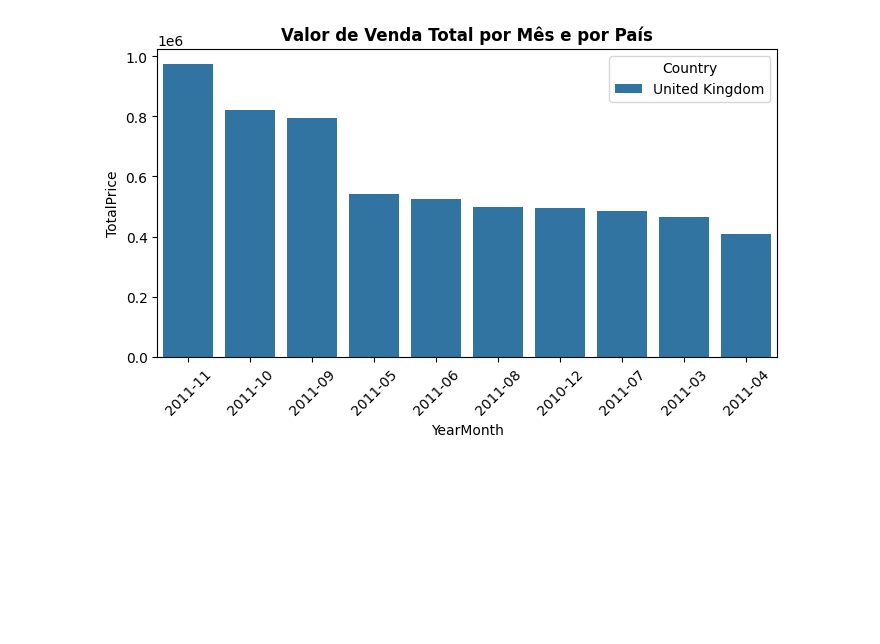
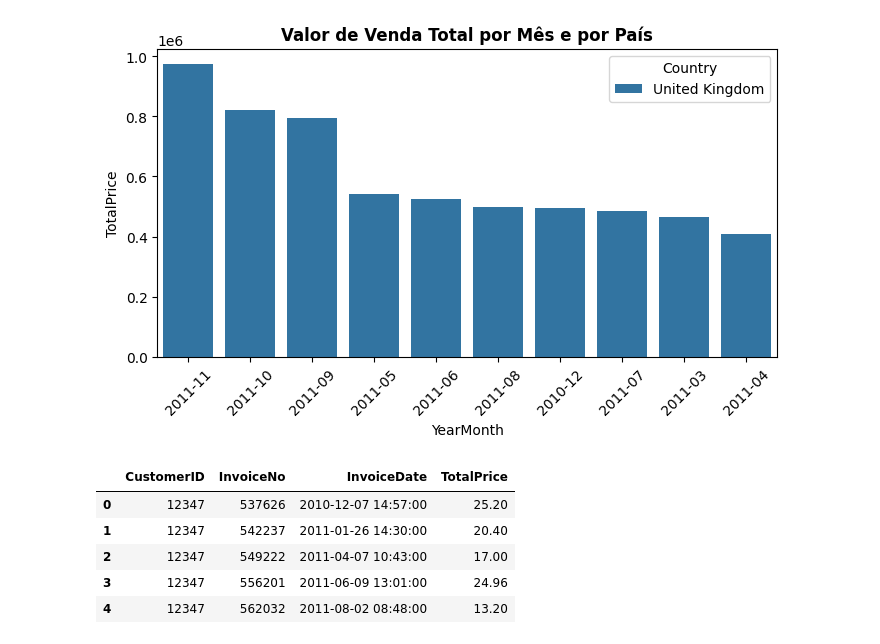
Before and after one commit to leandroboteon/data-wrangling-marketing-rfm, a Jupyter notebook: data_wrangling_marketing_rfm.ipynb, the cells around one changed output. Saved outputs shown, nothing was run; the diff lists cells and outputs as text; code cells hidden in the pictures; blank space fills up the shorter version.

```diff
--- a/data_wrangling_marketing_rfm.ipynb
+++ b/data_wrangling_marketing_rfm.ipynb
@@ -242,3 +236,14 @@ plt.show()
 [figure]
 # %%
 # etapa 10
+# %%
+# Agrupe os dados por cliente e pedido/compra (InvoiceNo) e obtenha a data e o preço total do pedido
+df_customer_purchase = df.groupby(['CustomerID', 'InvoiceNo'])[['InvoiceDate', 'TotalPrice']].first().reset_index()
+df_customer_purchase.head()
+# %% [output]
+|  | CustomerID | InvoiceNo | InvoiceDate | TotalPrice |
+| 0 | 12347 | 537626 | 2010-12-07 14:57:00 | 25.20 |
+| 1 | 12347 | 542237 | 2011-01-26 14:30:00 | 20.40 |
+| 2 | 12347 | 549222 | 2011-04-07 10:43:00 | 17.00 |
+| 3 | 12347 | 556201 | 2011-06-09 13:01:00 | 24.96 |
+| 4 | 12347 | 562032 | 2011-08-02 08:48:00 | 13.20 |
```
Also changed, not shown: parts of 3 cells of this notebook.
